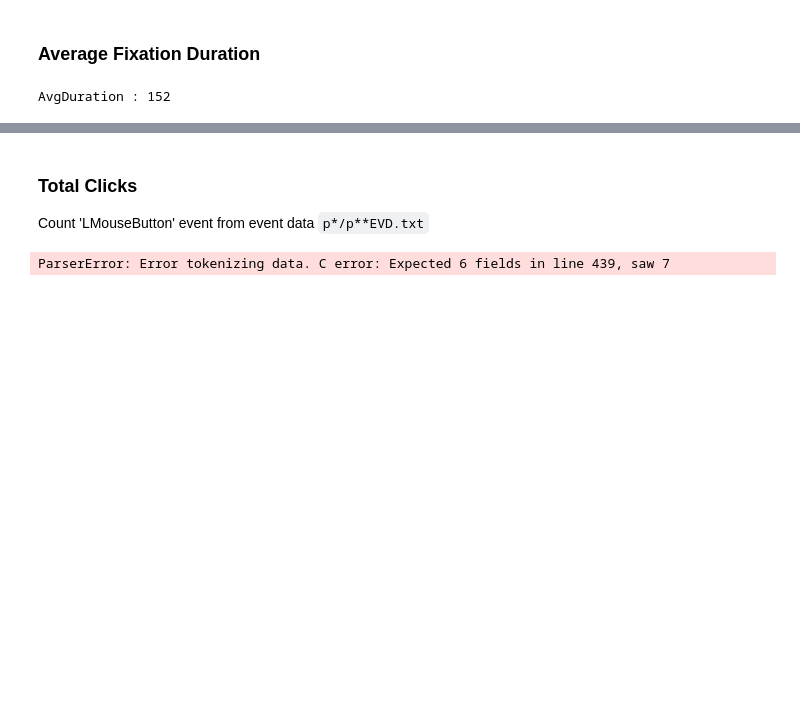
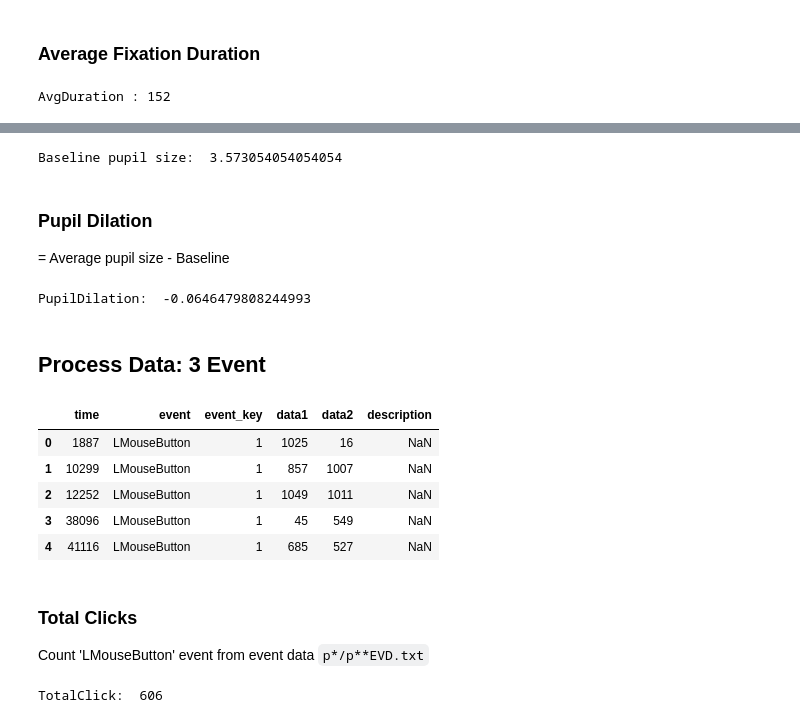
Before and after one commit to Lazer7/Eye_Visualization, a Jupyter notebook: Data/overview_data/overview_data_processor.ipynb, the cells around one changed output, grey strips where cells are left out. Cells and saved outputs as stored; diff of their text form; code cells hidden in the pictures; blank space fills up the shorter version.

Commit message:
add data processing for event data

```diff
--- a/Data/overview_data/overview_data_processor.ipynb
+++ b/Data/overview_data/overview_data_processor.ipynb
@@ -346,21 +383,50 @@ p1_treeGZD_df = pd.read_csv(dirPath+"p1/p1.treeGZD.txt", sep = "\t", header=None
+# %%
+Baseline = getAvgPupil(p1_baseGZD_df)
+print ("Baseline pupil size: ", Baseline)
+# %% [output]
+Baseline pupil size:  3.573054054054054
+# %% [markdown]
+### Pupil Dilation
+= Average pupil size - Baseline
+# %%
+PupilDilation = AvgPupil - Baseline
+print ("PupilDilation: ", PupilDilation)
+# %% [output]
+PupilDilation:  -0.0646479808244993
+# %% [markdown]
+## Process Data: 3 Event
+# %%
+# Function to pre-process event data dataframe
+def prepEVD(evdf):
+    evdf.rename(columns = {0:'time',
+                     1: 'event',
+                     2: 'event_key',
+                     3: 'data1',
+                     4: 'data2',
+                     5:'description'}, inplace = True)
+    return evdf
+
+#process event data
+p1_treeEVD_df = pd.read_csv(dirPath+"p1/p1.treeEVD.txt", sep = "\t", usecols=range(6), header=None)
+p1_treeEVD_df = prepEVD(p1_treeEVD_df)
+p1_treeEVD_df.head()
+# %% [output]
+|  | time | event | event_key | data1 | data2 | description |
+| 0 | 1887 | LMouseButton | 1 | 1025 | 16 | NaN |
+| 1 | 10299 | LMouseButton | 1 | 857 | 1007 | NaN |
+| 2 | 12252 | LMouseButton | 1 | 1049 | 1011 | NaN |
+| 3 | 38096 | LMouseButton | 1 | 45 | 549 | NaN |
+| 4 | 41116 | LMouseButton | 1 | 685 | 527 | NaN |
 # %% [markdown]
 ### Total Clicks
 Count 'LMouseButton' event from event data `p*/p**EVD.txt`
-# %%
-#process event data
-p1_treeEVD_df = pd.read_csv("../Raw_Data/p1/p1.treeEVD.txt", sep = "\t", header=None)
-
-# def prepEVD(evdf):
-#     evdf.rename(columns = {0:'time',
-#                      1: 'event',
-#                      2: 'event_key',
-#                      3: 'data1',
-#                      4: 'data2',
-#                      5:'description'}, inplace = True)
-#     return evdf
-
-# p1_treeEVD_df = prepEVD(p1_treeEVD_df)
-p1_treeEVD_df.head()
-# def get
-# %% [output]
-ParserError: Error tokenizing data. C error: Expected 6 fields in line 439, saw 7
+# %%
+# Function to count mouse click event (LMouseButton)
+def getTotalClick(evdf):
+    count = len(evdf.loc[(evdf['event'] == 'LMouseButton')])
+    return count
+
+TotalClick = getTotalClick(p1_treeEVD_df)
+print ("TotalClick: ", TotalClick)
+# %% [output]
+TotalClick:  606
```
Also changed, not shown: parts of 18 cells of this notebook.
